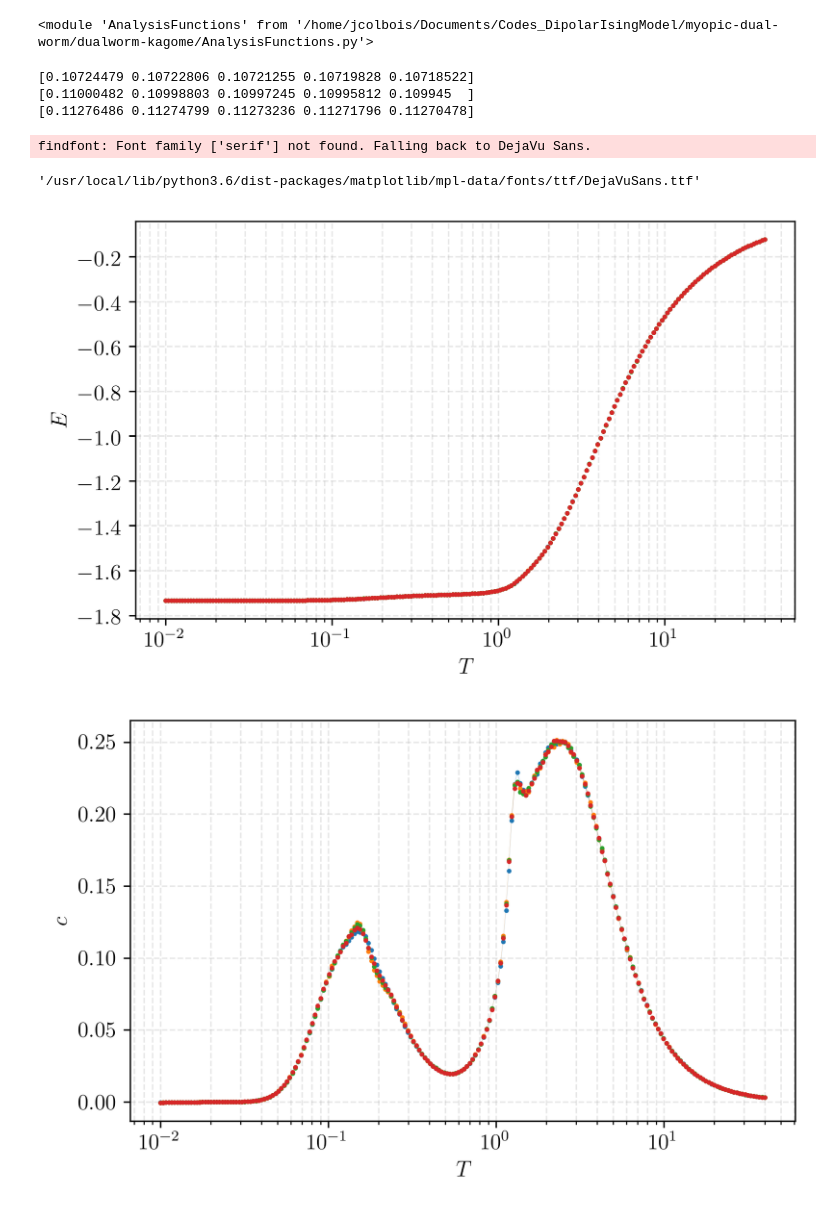
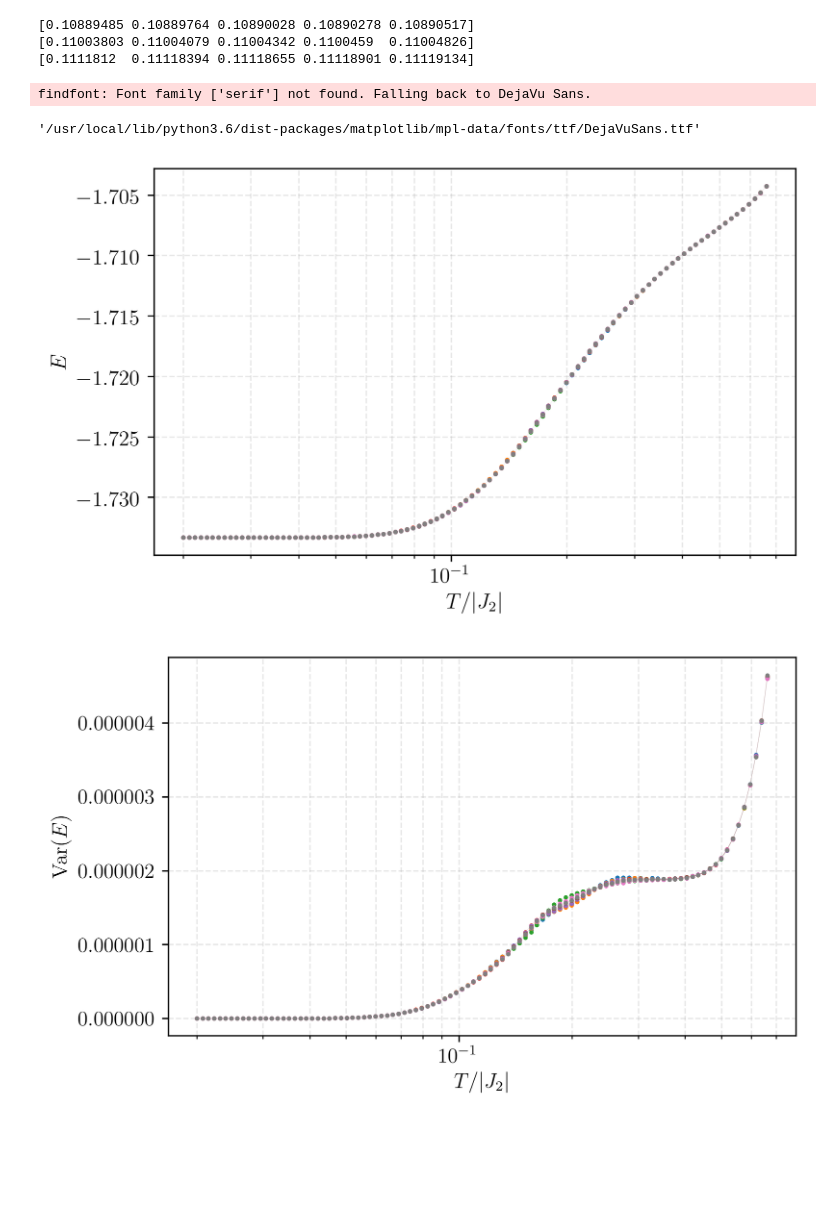
Before and after one commit to jeannecolbois/myopic-dual-worm, a Jupyter notebook: dualworm-kagome/AnalysisCode_KJ1J2J3/AnalysisEasyPhase_FullGsEntropy-L16.ipynb, the cells around one changed output. Cells and saved outputs as stored; diff of their text form; code cells hidden in the pictures; blank space fills up the shorter version.

Commit message:
Re-analysing everything with grouping the runs as should be + bootstrap

```diff
--- a/dualworm-kagome/AnalysisCode_KJ1J2J3/AnalysisEasyPhase_FullGsEntropy-L16.ipynb
+++ b/dualworm-kagome/AnalysisCode_KJ1J2J3/AnalysisEasyPhase_FullGsEntropy-L16.ipynb
@@ -30,8 +30,9 @@ matplotlib.rcParams.update({'font.size': 14, 'pgf.texsystem':'pdflatex'})
 # %%
 # Create a folder to save the pictures
 foldername = '../../MFUs/Runs_04-09-20_EasyPhase_L16/'
+foldername = '../../MFUs/Runs_15-09-20_EasyPhase_L16/'
 #foldername = '../Analysis_PSI/Runs_12-11-19_ssfMagnField/'
-results_foldername = 'Results_08-09-20/'
+results_foldername = 'Results_08-10-20_nsms524288_nips2/'
 os.makedirs('./' + foldername + results_foldername, exist_ok = True)
 
 filenamelist = ['KEasyPhase_L16_it0_nsm131072_folder/backup',
@@ -68,11 +69,21 @@ filenamelist = ['KEasyPhase_L16_it0_nsm131072_folder/backup',
                 #'KEasyPhase_L16_it30_nsm131072_folder/backup',
                 #'KEasyPhase_L16_it31_nsm131072_folder/backup'
                #]
+filenamelist = ['KEasyPhase_L16_it0_nsm524288_Started_nips2_folder/backup',
+    'KEasyPhase_L16_it1_nsm524288_Started_nips2_folder/backup',
+    'KEasyPhase_L16_it2_nsm524288_Started_nips2_folder/backup',
+    'KEasyPhase_L16_it3_nsm524288_Started_nips2_folder/backup',
+    'KEasyPhase_L16_it4_nsm524288_Started_nips2_folder/backup',
+    'KEasyPhase_L16_it5_nsm524288_Started_nips2_folder/backup',
+    'KEasyPhase_L16_it6_nsm524288_Started_nips2_folder/backup',
+    'KEasyPhase_L16_it7_nsm524288_Started_nips2_folder/backup'
+   ]
 n = len(filenamelist)
 # %%
-mergeruns =False
+mergeruns = True
+groupruns = 1
 nb_drop = 0
-kw = {'mergeruns':mergeruns}
+kw = {'mergeruns':mergeruns, 'groupruns': groupruns}
 
 [L, numsites, J1, J2, J3, J3st, J4, nb, num_in_bin,
  htip, Ttip, pswitch, uponly, path,
@@ -81,6 +92,7 @@ kw = {'mergeruns':mergeruns}
  stat_hfields, hfields_plots, listfunctions, sref, ids2walker] = \
 af.LoadParameters(foldername, filenamelist, **kw)
 
+
 s_ijl, ijl_s = kdraw.createspinsitetable(L[0])
 print("nb ", nb, "num_in_bin ", num_in_bin)
 swapst_th, swapsh_th, swapst, swapsh = af.LoadSwaps(foldername, filenamelist, nb, num_in_bin, nh, nt, **kw)
@@ -216,8 +147,3 @@ af.FailedAnalysis(L, n, tidmin, tidmax, temperatures, hfields,
-# %%
-import importlib
-importlib.reload(af)
-# %% [output]
-<module 'AnalysisFunctions' from '/home/jcolbois/Documents/Codes_DipolarIsingModel/myopic-dual-worm/dualworm-kagome/AnalysisFunctions.py'>
 # %%
 tidmin = 0
 tidmax = [len(stat_temps[i]) for i in range(n)]
@@ -229,9 +155,9 @@ print(t_h_Smin[0][0:5,0])
 print(t_h_S[0][0:5,0])
 print(t_h_Smax[0][0:5,0])
 # %% [output]
-[0.10724479 0.10722806 0.10721255 0.10719828 0.10718522]
-[0.11000482 0.10998803 0.10997245 0.10995812 0.109945  ]
-[0.11276486 0.11274799 0.11273236 0.11271796 0.11270478]
+[0.10889485 0.10889764 0.10890028 0.10890278 0.10890517]
+[0.11003803 0.11004079 0.11004342 0.1100459  0.11004826]
+[0.1111812  0.11118394 0.11118655 0.11118901 0.11119134]
 # %%
 import matplotlib.font_manager
 from matplotlib import rc
@@ -247,28 +175,33 @@ findfont: Font family ['serif'] not found. Falling back to DejaVu Sans.
 # %%
 ###########################################
         ## STATISTICS ANALYSIS ##
 ###########################################
 #for i in range(n):
 #    af.BasicPlotsE(L, i, tidmin, tidmax, temperatures_plots, hfields_plots, foldername,
 #                    results_foldername, filenamelist, t_h_MeanE, t_h_MeanEsq, t_h_varMeanE,
 #                    t_h_varMeanEsq, C, ErrC, J1, J2, J3, J4, **kw)
 #
 #
 if mergeruns:
     nplots = 1
     addsave = "_Merged_"
+elif groupruns>1:
+    nplots = n//groupruns
+    addsave = "_IndependentRunsRounds_"
 else:
     nplots = n
     addsave = "_IndependentRuns_"
 
 tidmin = 0
+tidmax = [100 for i in range(n)]
+#tidmax = [len(stat_temps[i]) for i in range(n)]
 put_legend = False
 af.BulkPlotsE(L, nplots, 0, tidmin, tidmax, temperatures_plots, foldername,
                 results_foldername, filenamelist, t_h_MeanE, t_h_MeanEsq, t_h_varMeanE,
-                t_h_varMeanEsq, C, ErrC, J1, J2, J3, J4,
+                t_h_varMeanEsq,  t_h_VarE, t_h_ErrVarE,C, ErrC, J1, J2, J3, J4,
               t_h_S, t_h_Smin, t_h_Smax, addsave = addsave,
               figsize = (6,4), markersize = 3, ncol = 2, loc = 'upper right',
               put_legend = put_legend)
 # %% [output]
-[figure, old version]
+[figure, new version]
-[figure, old version]
+[figure, new version]
```
Also changed, not shown: parts of 34 cells of this notebook, 6 other files.
